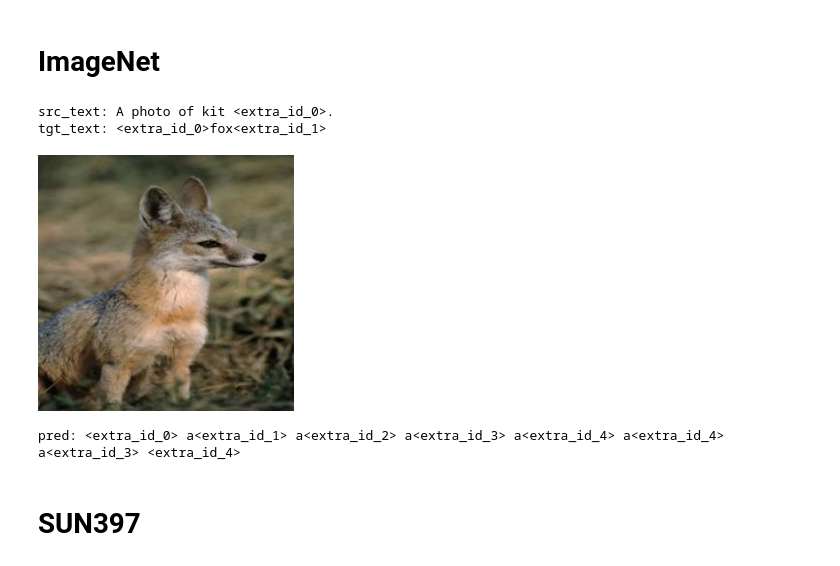
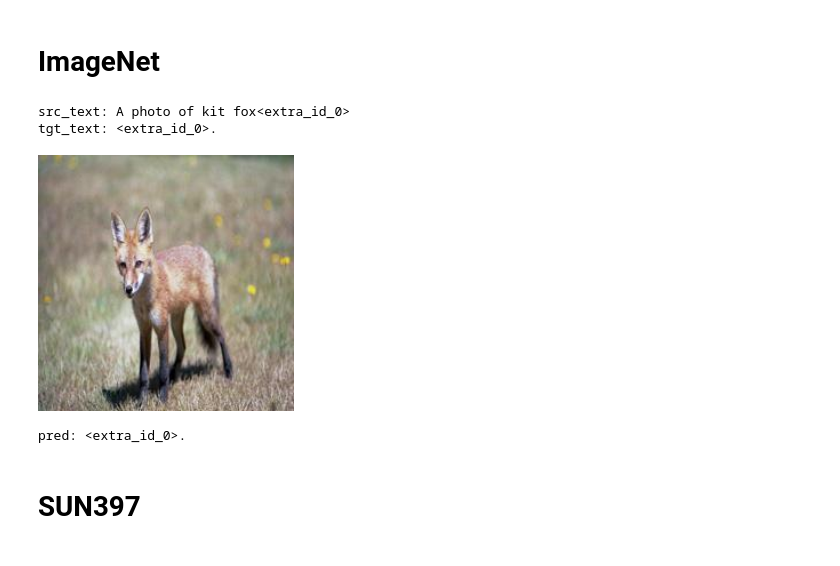
Before and after one commit to k-yanase9/KLab_MultiModalModel, a Jupyter notebook: visualization.ipynb, the cells around one changed output. Saved outputs shown, nothing was run; the diff lists cells and outputs as text; code cells hidden in the pictures.

```diff
--- a/visualization.ipynb
+++ b/visualization.ipynb
@@ -23,6 +23,7 @@ args = argparse.Namespace(
     max_target_length=256,
     # Train setting
     pretrain=True,
+    loss='FocalLoss',
     # Dir setting
     root_dir="/data01/",
     result_dir="results/pretrain/cc3m_cc12m_imagenet_inaturalist_places365_redcaps_sun397/enc2_dec12/",
@@ -84,12 +85,13 @@ def show_result(dataset, idx=10):
 from data import get_dataset
 train_dataset = get_dataset(args, dataset_name='imagenet', phase='train', src_tokenizer=src_tokenizer, tgt_tokenizer=tgt_tokenizer)
 val_dataset = get_dataset(args, dataset_name='imagenet', phase='val', src_tokenizer=src_tokenizer, tgt_tokenizer=tgt_tokenizer)
-show_result(train_dataset, idx=10)
-# %% [output]
-src_text: A photo of kit <extra_id_0>.
-tgt_text: <extra_id_0>fox<extra_id_1>
-[figure, removed]
-pred: <extra_id_0> a<extra_id_1> a<extra_id_2> a<extra_id_3> a<extra_id_4> a<extra_id_4> a<extra_id_3> <extra_id_4>
+# %%
+show_result(train_dataset, idx=400)
+# %% [output]
+src_text: A photo of kit fox<extra_id_0>
+tgt_text: <extra_id_0>.
+[figure, added]
+pred: <extra_id_0>.
 # %% [markdown]
 # SUN397
 # %%
```
